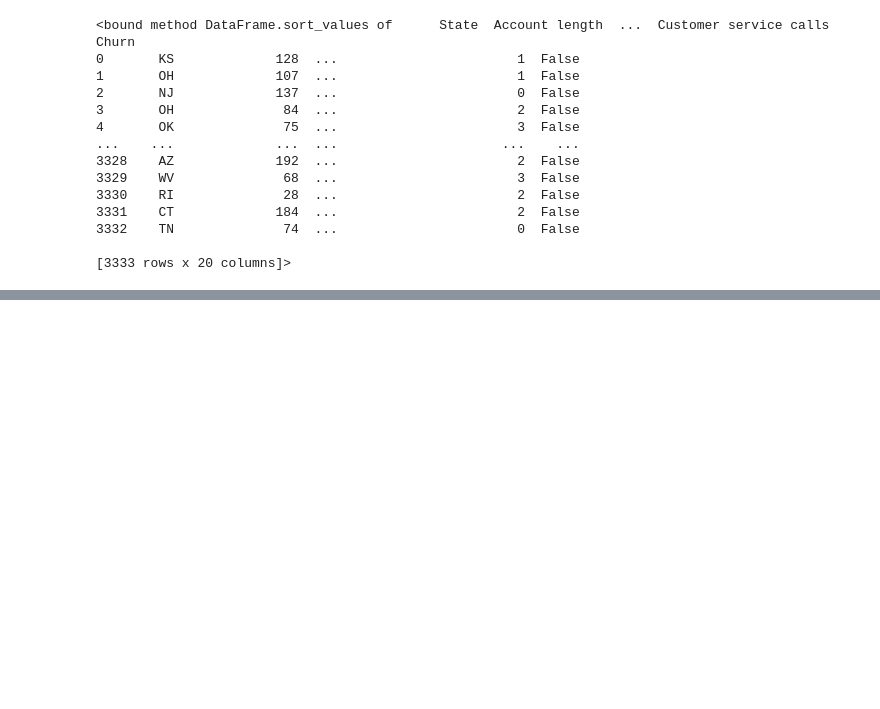
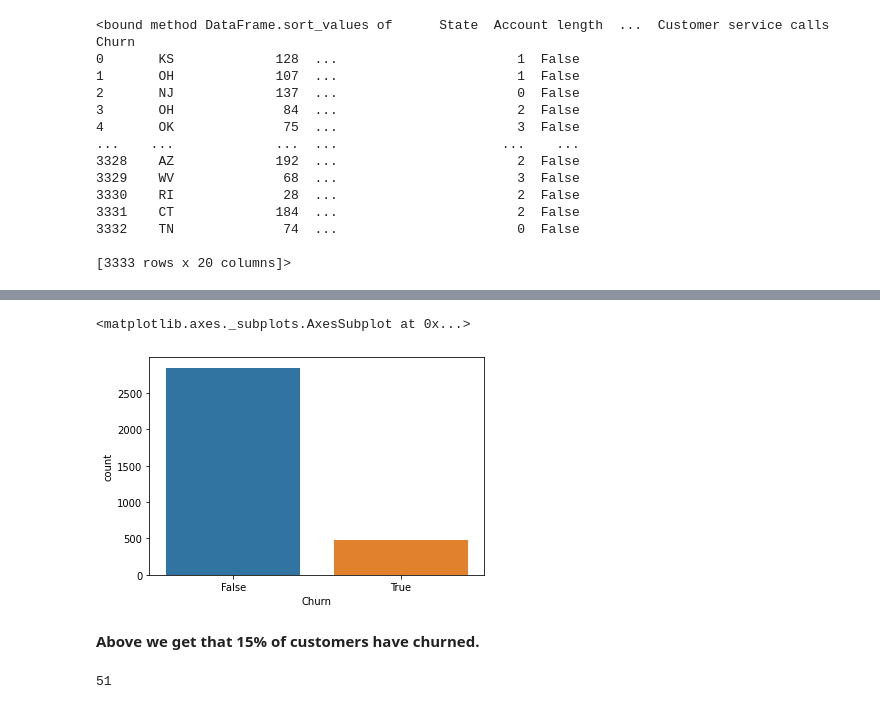
Before and after one commit to umeshbudhori/EDA--Telecom-Churn-Analysis, a Jupyter notebook: EDA_Telecom_Churn_Analysis.ipynb, the cells around one changed output, grey strips where cells are left out. Cells and saved outputs as stored; diff of their text form; code cells hidden in the pictures; blank space fills up the shorter version.

```diff
--- a/EDA_Telecom_Churn_Analysis.ipynb
+++ b/EDA_Telecom_Churn_Analysis.ipynb
@@ -231,0 +275,13 @@ telecom.sort_values
+# %%
+# See churn by using countplot
+sns.countplot(x=telecom.Churn)
+# %% [output]
+<matplotlib.axes._subplots.AxesSubplot at 0x...>
+[figure, added]
+# %% [markdown]
+**Above we get that 15% of customers have churned.**
+# %%
+#the unique value of sate column
+telecom['State'].nunique()
+# %% [output]
+51
```
Also changed, not shown: parts of 11 cells of this notebook.
